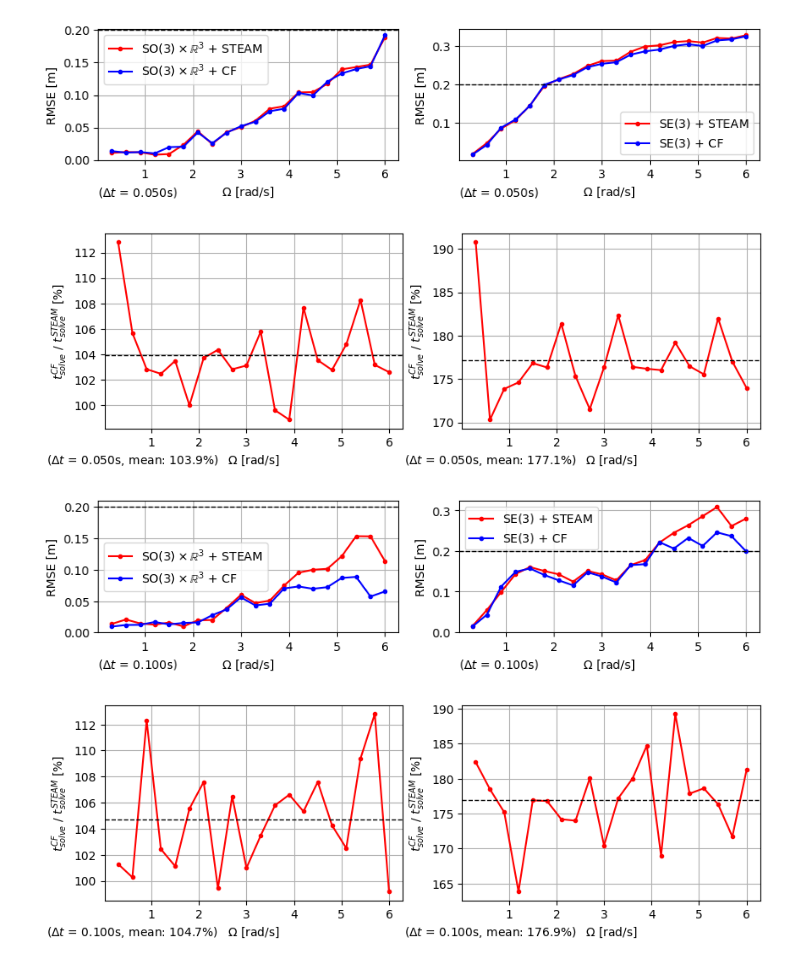
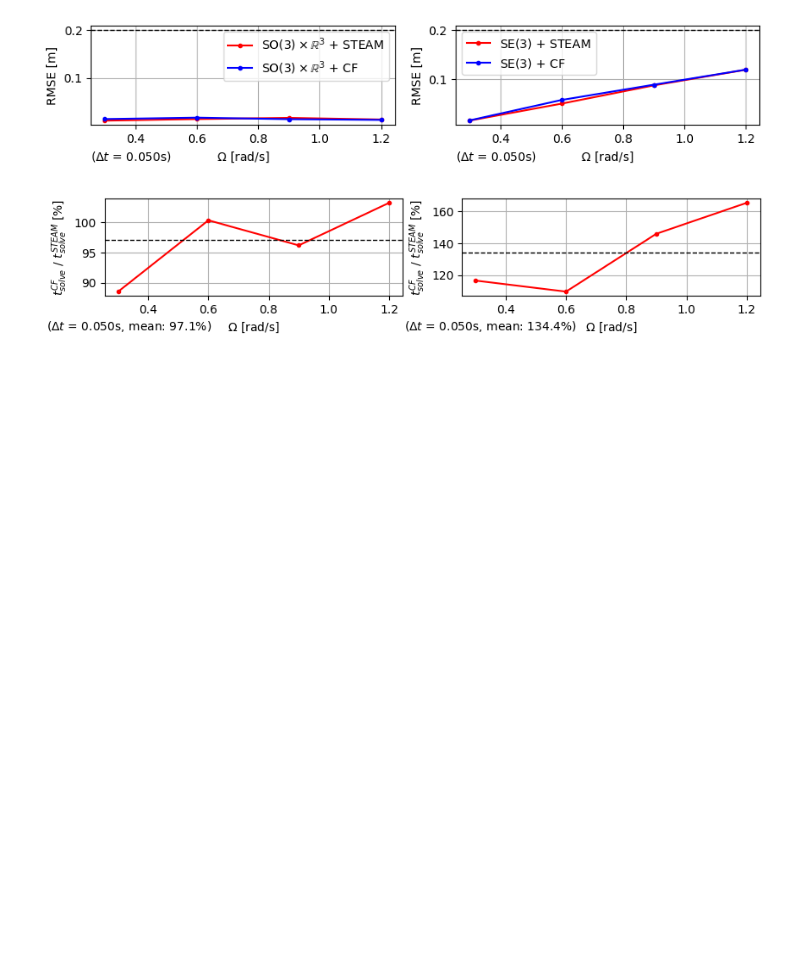
Before and after one commit to brytsknguyen/gptr, a Jupyter notebook: scripts/analyze_pp.ipynb, the cells around one changed output. Saved outputs shown, nothing was run; the diff lists cells and outputs as text; code cells hidden in the pictures; blank space fills up the shorter version.

Commit message:
fixed the pl experiments

```diff
--- a/scripts/analyze_pp.ipynb
+++ b/scripts/analyze_pp.ipynb
@@ -6,7 +6,7 @@ import matplotlib.pyplot as plt
 from mpl_toolkits.axes_grid1.inset_locator import inset_axes
 mpl.rcParams.update({'font.size': 10})  # set all fonts to size 12
 
-log_dir = '/media/tmn/mySataSSD1/Experiments/gptr_v2/logs/uwb_mle_noise_/'
+log_dir = '/media/tmn/mySataSSD1/Experiments/gptr_v2/logs/uwb_mle_noise/'
 df = pd.read_csv(log_dir + 'gtrTrajso3xr3.csv')
 
 df.sort_values(by=['wqx1', 'dt'], inplace=True)
@@ -54,44 +54,42 @@ for m in ms:
     #     continue
 
     dftemp = df[ (df['m'] == m) & (df['n'] < 7) ]
-    fig, ax = plt.subplots(1, 2, figsize=(10, 2))
+    fig, ax = plt.subplots(1, 2, figsize=(10, 1.5))
     plotAPCF(ax[0], dftemp, 'SO3xR3', m)
     plotAPCF(ax[1], dftemp, 'SE3', m)
 
     # ylims = ax[0].get_ylim() + ax[1].get_ylim()
     # ymin, ymax = max(0, min(ylims)), min(0.3, max(ylims))
     # ax[0].set_ylim([ymin, ymax])
     # ax[1].set_ylim([ymin, ymax])
 
 
-    ax[0].text(0, -0.270,  f'($\Delta t$ = {m:.3f}s)', transform=ax[0].transAxes)
-    ax[1].text(0, -0.270,  f'($\Delta t$ = {m:.3f}s)', transform=ax[1].transAxes)
+    ax[0].text(0, -0.350,  f'($\Delta t$ = {m:.3f}s)', transform=ax[0].transAxes)
+    ax[1].text(0, -0.350,  f'($\Delta t$ = {m:.3f}s)', transform=ax[1].transAxes)
 
     # fig.tight_layout()
     fig.savefig(log_dir + f'so3xr3_dt_{int(m*1000):03d}.jpg', bbox_inches='tight', dpi=300)
 
 
 
     # Plot the computational time
-    fig, ax = plt.subplots(1, 2, figsize=(10, 3))
+    fig, ax = plt.subplots(1, 2, figsize=(10, 1.5))
     mean0 = plotAPCFTslv(ax[0], dftemp, 'SO3xR3', m)
     mean1 = plotAPCFTslv(ax[1], dftemp, 'SE3', m)
 
     # ylims = ax[0].get_ylim() + ax[1].get_ylim()
     # ymin, ymax = min(ylims), max(ylims)
     # ax[0].set_ylim([ymin, ymax])
     # ax[1].set_ylim([ymin, ymax])
 
-    ax[0].text(-0.195, -0.1825, f'($\Delta t$ = {m:.3f}s, mean: {mean0:.1f}%)', transform=ax[0].transAxes)
-    ax[1].text(-0.195, -0.1825, f'($\Delta t$ = {m:.3f}s, mean: {mean1:.1f}%)', transform=ax[1].transAxes)
+    ax[0].text(-0.195, -0.350, f'($\Delta t$ = {m:.3f}s, mean: {mean0:.1f}%)', transform=ax[0].transAxes)
+    ax[1].text(-0.195, -0.350, f'($\Delta t$ = {m:.3f}s, mean: {mean1:.1f}%)', transform=ax[1].transAxes)
 
     # fig.tight_layout()
     fig.savefig(log_dir + f'so3xr3_tslv_dt_{int(m*1000):03d}.jpg', bbox_inches='tight', dpi=300)
 # %% [output]
-[figure, old version]
+[figure, new version]
-[figure, old version]
+[figure, new version]
-[figure, removed]
-[figure, removed]
 # %%
 df = pd.read_csv(log_dir + '/gtrTrajse3.csv')
 
```
Also changed, not shown: parts of 1 cell of this notebook, 11 other files.
